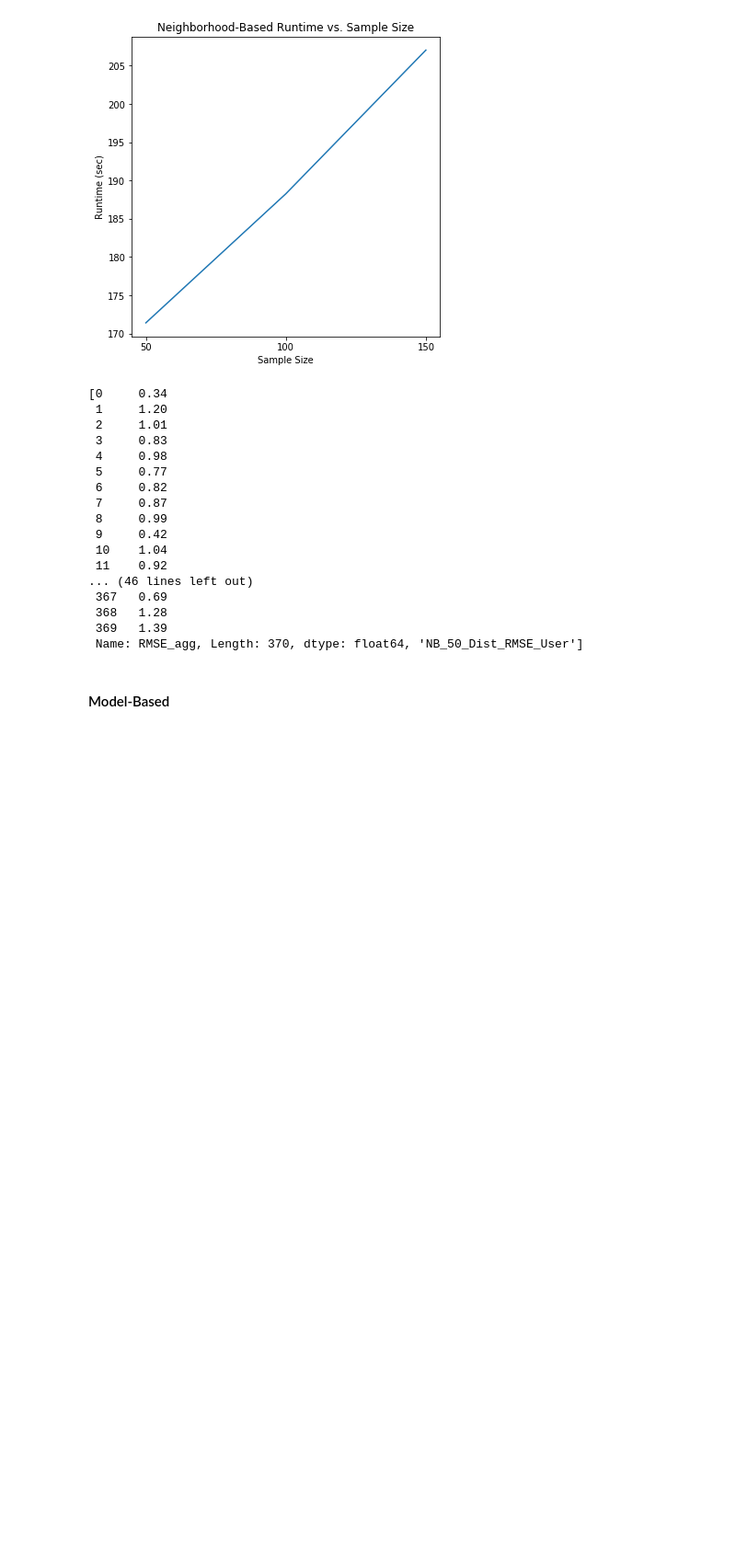
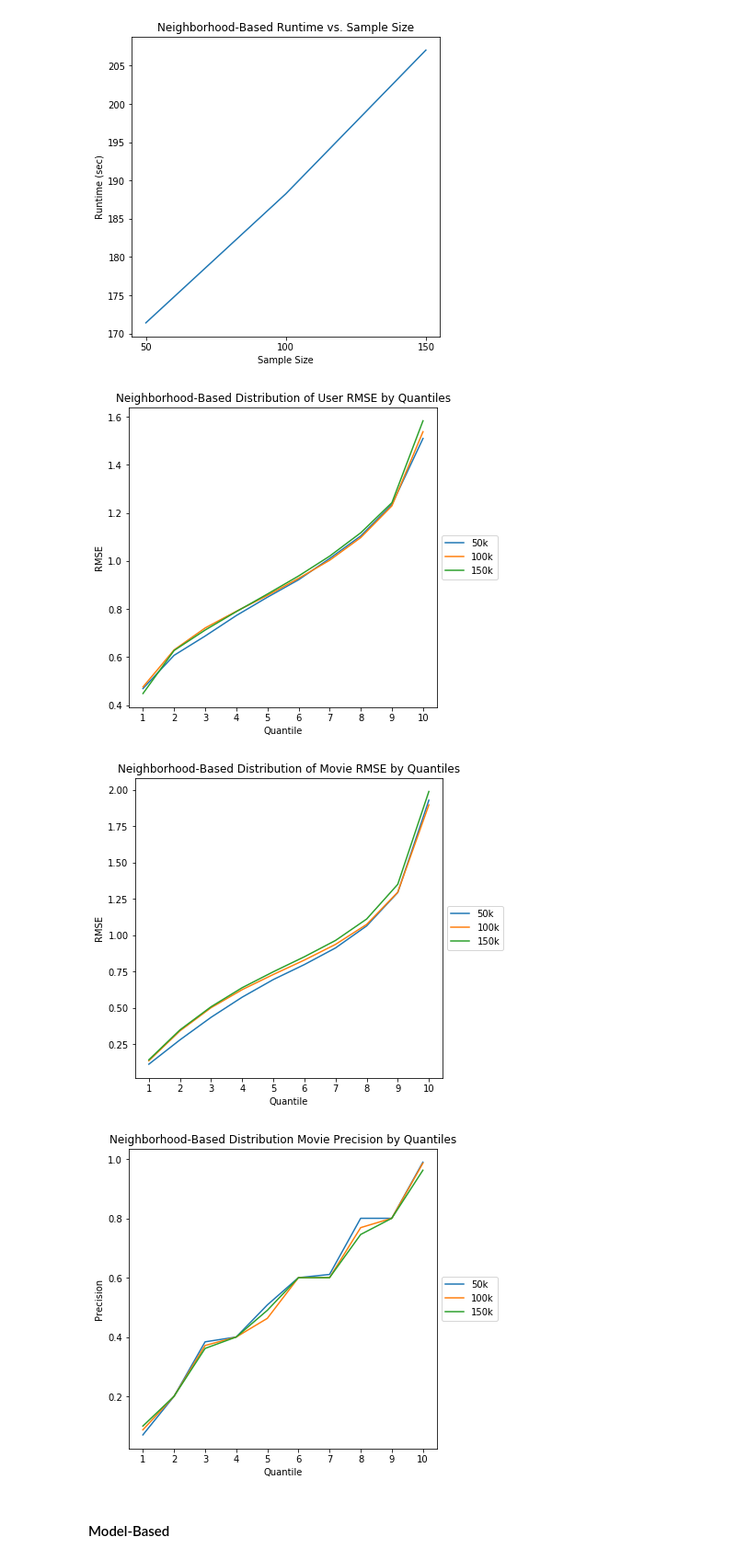
Before and after one commit to ek-ok/movie-recommender, a Jupyter notebook: final_recommendation_results.ipynb, the cells around one changed output. Shown at 92% size. Cells and saved outputs as stored; diff of their text form; code cells hidden in the pictures; blank space fills up the shorter version.

Commit message:
added charts, working on writeup and interpretation

```diff
--- a/final_recommendation_results.ipynb
+++ b/final_recommendation_results.ipynb
@@ -29,8 +29,7 @@ Keywords: Machine Learning; Collaborative Filtering; Matrix Factorization
 import numpy as np
 import pickle
 import pandas as pd
-from source.utils import plot_lines, plot_distribution
-#import matplotlib.pyplot as plt
+from source.utils import plot_lines, create_quantile_bucket
 pd.options.display.float_format = '{:4.2f}'.format
 %matplotlib inline
 
@@ -40,8 +39,8 @@ path_nb_100k_dist_rmse_user, path_nb_100k_dist_rmse_movie = './data/results/NB_1
 path_nb_150k_dist_rmse_user, path_nb_150k_dist_rmse_movie = './data/results/NB_150_Dist_RMSE_User.pkl', './data/results/NB_150_Dist_RMSE_Movie.pkl'
 path_nb_50k_dist_precision_movie, path_nb_100k_dist_precision_movie = './data/results/NB_50_Dist_Precision_Movie.pkl', './data/results/NB_100_Dist_Precision_Movie.pkl'
 path_nb_150k_dist_precision_movie = './data/results/NB_150_Dist_Precision_Movie.pkl'
+path_nb_100k_hyper_rmse, path_nb_100k_hyper_precision = './data/results/NB_100_Hyper_RMSE.pkl', './data/results/NB_100_Hyper_Precision.pkl'
 #path_nb_50k_hyper_rmse, path_nb_50k_hyper_precision = './data/results/NB_50_Hyper_RMSE.pkl', './data/results/NB_50_Hyper_Precision.pkl'
-path_nb_100k_hyper_rmse, path_nb_100k_hyper_precision = './data/results/NB_100_Hyper_RMSE.pkl', './data/results/NB_100_Hyper_Precision.pkl'
 #path_nb_150k_hyper_rmse, path_nb_150k_hyper_precision = './data/results/NB_150_Hyper_RMSE.pkl', './data/results/NB_150_Hyper_Precision.pkl'
 path_nb_result = './data/results/NB_result.pkl'
 
@@ -59,6 +58,7 @@ path_als_result = './data/results/ALS_result.pkl'
 # Constants
 DEFAULT_SAMPLE_SIZE = 100
 CV_K_FOLDS = 3
+QUANTILES = 10
 # %% [markdown]
 ___
 # %% [markdown]
@@ -198,23 +193,55 @@ with open(path_nb_50k_dist_rmse_user, 'rb') as f:
-# %%
-nb_50k_dist_rmse_user
-# %% [output]
-[0     0.34
- 1     1.20
- 2     1.01
- 3     0.83
- 4     0.98
- 5     0.77
- 6     0.82
- 7     0.87
- 8     0.99
- 9     0.42
- 10    1.04
- 11    0.92
-... (46 lines left out)
- 367   0.69
- 368   1.28
- 369   1.39
- Name: RMSE_agg, Length: 370, dtype: float64, 'NB_50_Dist_RMSE_User']
+# %%
+# RMSE user movies of NB
+
+with open(path_nb_50k_dist_rmse_user, 'rb') as f:
+    nb_50k_dist_rmse_user = pickle.load(f)
+
+with open(path_nb_100k_dist_rmse_user, 'rb') as f:
+    nb_100k_dist_rmse_user = pickle.load(f)
+
+with open(path_nb_150k_dist_rmse_user, 'rb') as f:
+    nb_150k_dist_rmse_user = pickle.load(f)
+
+with open(path_nb_50k_dist_rmse_movie, 'rb') as f:
+    nb_50k_dist_rmse_movie = pickle.load(f)
+
+with open(path_nb_100k_dist_rmse_movie, 'rb') as f:
+    nb_100k_dist_rmse_movie = pickle.load(f)
+
+with open(path_nb_150k_dist_rmse_movie, 'rb') as f:
+    nb_150k_dist_rmse_movie = pickle.load(f)
+
+with open(path_nb_50k_dist_precision_movie, 'rb') as f:
+    nb_50k_dist_precision_movie = pickle.load(f)
+
+with open(path_nb_100k_dist_precision_movie, 'rb') as f:
+    nb_100k_dist_precision_movie = pickle.load(f)
+
+with open(path_nb_150k_dist_precision_movie, 'rb') as f:
+    nb_150k_dist_precision_movie = pickle.load(f)
+
+user_rmse_quantile = pd.concat([create_quantile_bucket(nb_50k_dist_rmse_user[0], QUANTILES),
+                     create_quantile_bucket(nb_100k_dist_rmse_user[0], QUANTILES),
+                     create_quantile_bucket(nb_150k_dist_rmse_user[0], QUANTILES)], axis=1).reset_index(drop=True)
+
+movie_rmse_quantile = pd.concat([create_quantile_bucket(nb_50k_dist_rmse_movie[0], QUANTILES),
+                      create_quantile_bucket(nb_100k_dist_rmse_movie[0], QUANTILES),
+                      create_quantile_bucket(nb_150k_dist_rmse_movie[0], QUANTILES)], axis=1).reset_index(drop=True)
+
+movie_precision_quantile = pd.concat([create_quantile_bucket(nb_50k_dist_precision_movie[0], QUANTILES),
+                            create_quantile_bucket(nb_100k_dist_precision_movie[0], QUANTILES),
+                            create_quantile_bucket(nb_150k_dist_precision_movie[0], QUANTILES)], axis=1).reset_index(drop=True)
+
+legend_lab = ['50k', '100k', '150k']
+q_lab = np.arange(QUANTILES)+1
+
+plot_lines(q_lab, user_rmse_quantile, 'Neighborhood-Based Distribution of User RMSE by Quantiles', 'Quantile', 'RMSE', legend_lab)
+plot_lines(q_lab, movie_rmse_quantile, 'Neighborhood-Based Distribution of Movie RMSE by Quantiles', 'Quantile', 'RMSE', legend_lab)
+plot_lines(q_lab, movie_precision_quantile, 'Neighborhood-Based Distribution Movie Precision by Quantiles', 'Quantile', 'Precision', legend_lab)
+# %% [output]
+[figure, added]
+[figure, added]
+[figure, added]
 # %% [markdown]
 #### Model-Based
 # %%
```
Also changed, not shown: parts of 3 cells of this notebook, 1 other file.
